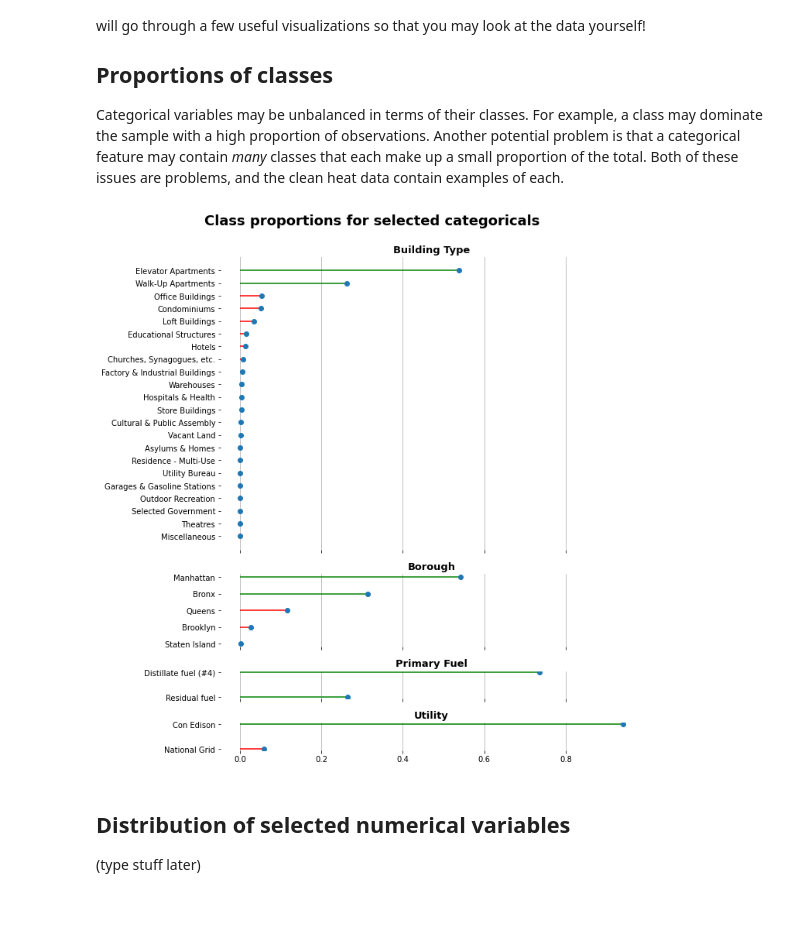
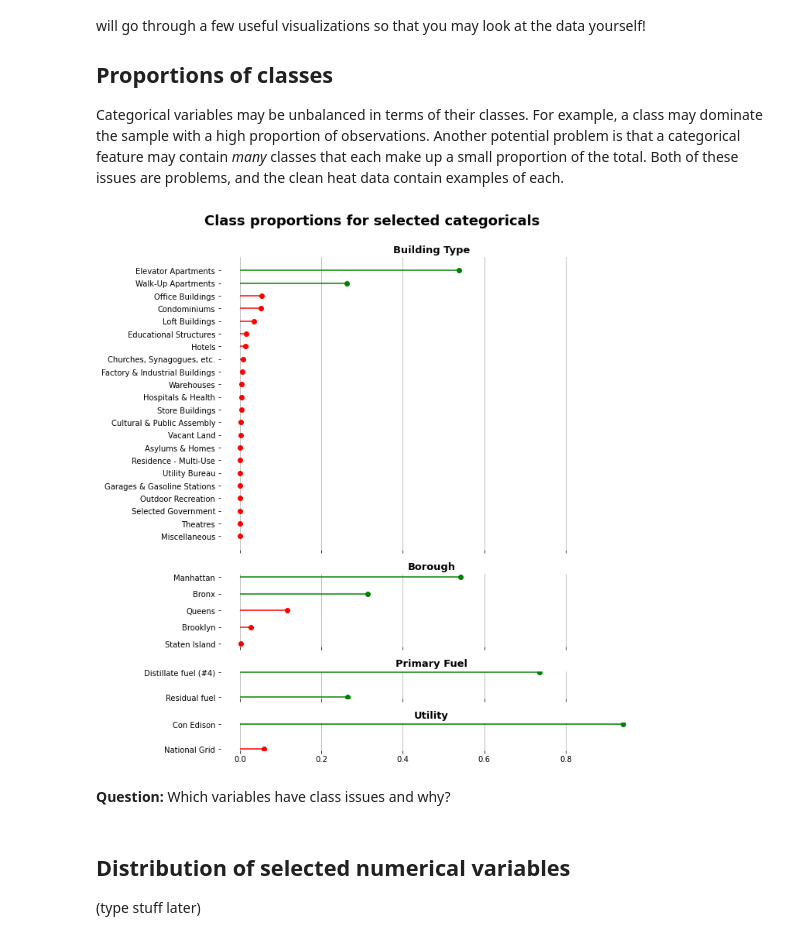
Before and after one commit to habibaaziz/OPEN_DATA_NYC_2021, a Jupyter notebook: MachineLearning.ipynb, the cells around one changed output. Cells and saved outputs as stored; diff of their text form; code cells hidden in the pictures; blank space fills up the shorter version.

Commit message:
Fix lollipop plot, add KDE, and rejigger KNN model.

```diff
--- a/MachineLearning.ipynb
+++ b/MachineLearning.ipynb
@@ -137,8 +137,10 @@ clean_heat.bldg_sqft = pd.to_numeric(clean_heat.bldg_sqft.str.replace("[\*|,]",
 # At least three points pointed to City Hall with sixty times the gallons
 # used of the next maximum observation. I attempted to research the odd points
 # but found nothing; filtering them out is probably the safest bet.
-clean_heat.loc[(clean_heat.total_gallons_high > 1000000) |
-               (clean_heat.total_gallons_low > 1000000) |
+# Ultimately, we're filtering everything above 400K because the amount of observations
+# is very small and we lack the domain knowledge to really know if they're "right".
+clean_heat.loc[(clean_heat.total_gallons_high > 400000) |
+               (clean_heat.total_gallons_low > 400000) |
                (clean_heat.total_gallons_high < 10) |
                (clean_heat.total_gallons_low < 10),
                ["total_gallons_high", "total_gallons_low"]] = np.nan
@@ -152,14 +154,19 @@ clean_heat.loc[(clean_heat.total_mmbtu_high > 50000) |
                (clean_heat.total_mmbtu_low == 0),
                ["total_mmbtu_high", "total_mmbtu_low"]] = np.nan
 
+# Incorrect building square footage
+clean_heat.loc[clean_heat.bldg_sqft > 1500000, "bldg_sqft"] = np.nan
+
 # Boiler capacity incorrect values
 clean_heat.loc[clean_heat.boiler_cap_btu > 500, "boiler_cap_btu"] = np.nan
 
 # These features/columns encode NaNs as zero
-zero_nans = ["#6_deadline", "ggb_deadline", "est_retire_yr",
-            "boiler_installation_date"]
+zero_nans_cats = ["#6_deadline", "ggb_deadline", "est_retire_yr",
+                  "boiler_installation_date", "year_built"]
 
-for col in zero_nans:
+zero_nans_oth = ["bldg_sqft"]
+
+for col in zero_nans_cats + zero_nans_oth:
     clean_heat[col].replace({0: np.nan}, inplace=True)
 
 # Change ALL CAPS to title case
@@ -172,7 +179,7 @@ cats = ["borough", "primary_fuel", "utility",
        "greener_greater_buildings", "ggb_deadline",
        "num_ident_boilers", "building_type",
        "council_district", "community_board",
-       "condo", "coop", "nta"] + zero_nans
+       "condo", "coop", "nta"] + zero_nans_cats
 
 # Convert the types of each categorical
 for cat in cats:
@@ -188,6 +195,8 @@ Data cleaning and preprocessing both help understanding, but literally plotting
 
 Categorical variables may be unbalanced in terms of their classes. For example, a class may dominate the sample with a high proportion of observations. Another potential problem is that a categorical feature may contain _many_ classes that each make up a small proportion of the total. Both of these issues are problems, and the clean heat data contain examples of each.
 # %%
+PROP_THRESH = 0.15
+
 fig_catcount, ax_catcount = plt.subplots(4,
                                          sharex=True,
                                          figsize=(10, 10),
@@ -198,36 +207,45 @@ for col, ax in zip(["building_type",
                     "primary_fuel",
                     "utility"],
                    ax_catcount.flat):
 
     # Proportions are cleaner.
     prop_cat = clean_heat[col].value_counts(normalize=True)
     prop_cat.sort_values(inplace=True)
 
     # We'll use different colors to draw attention to low proportions
-    colors = ["red" if prop < 0.15 else "green" for prop in prop_cat]
+    colors = ["red" if prop <= PROP_THRESH else "green" for prop in prop_cat]
     ax.hlines(prop_cat.index, xmin=0, xmax=prop_cat, colors=colors)
-    ax.plot(prop_cat, prop_cat.index, 'o')
+
+    # We can probably make this cleaner.
+    # Plot the circles for each based on whether they're too small or not.
+    # Maybe change the colors later?
+    prop_small = prop_cat[prop_cat <= PROP_THRESH]
+    prop_ok = prop_cat[prop_cat > PROP_THRESH]
+    ax.plot(prop_small, prop_small.index, 'or',
+            prop_ok, prop_ok.index, 'og')
 
     # Labels and customization
     ax.set_title(col.replace('_', ' ').title(),
                  {"size": 13,
                   "weight": "bold"})
     # We don't need axis labels
     ax.set_xlabel("")
     ax.set_ylabel("")
     # We only need an x grid rather than both.
     ax.grid(axis="x")
     ax.set_axisbelow(True)
     ax.set_frame_on(False)
 
 # Figure customization
 fig_catcount.suptitle("Class proportions for selected categoricals",
                       y=1,
                       fontproperties={"size": 18,
                                       "weight": "bold"})
 fig_catcount.tight_layout()
 # %% [output]
-[figure, old version]
+[figure, new version]
+# %% [markdown]
+**Question:** Which variables have class issues and why?
 # %% [markdown]
 ## Distribution of selected numerical variables
 
```
Also changed, not shown: parts of 18 cells of this notebook, 1 other file.
